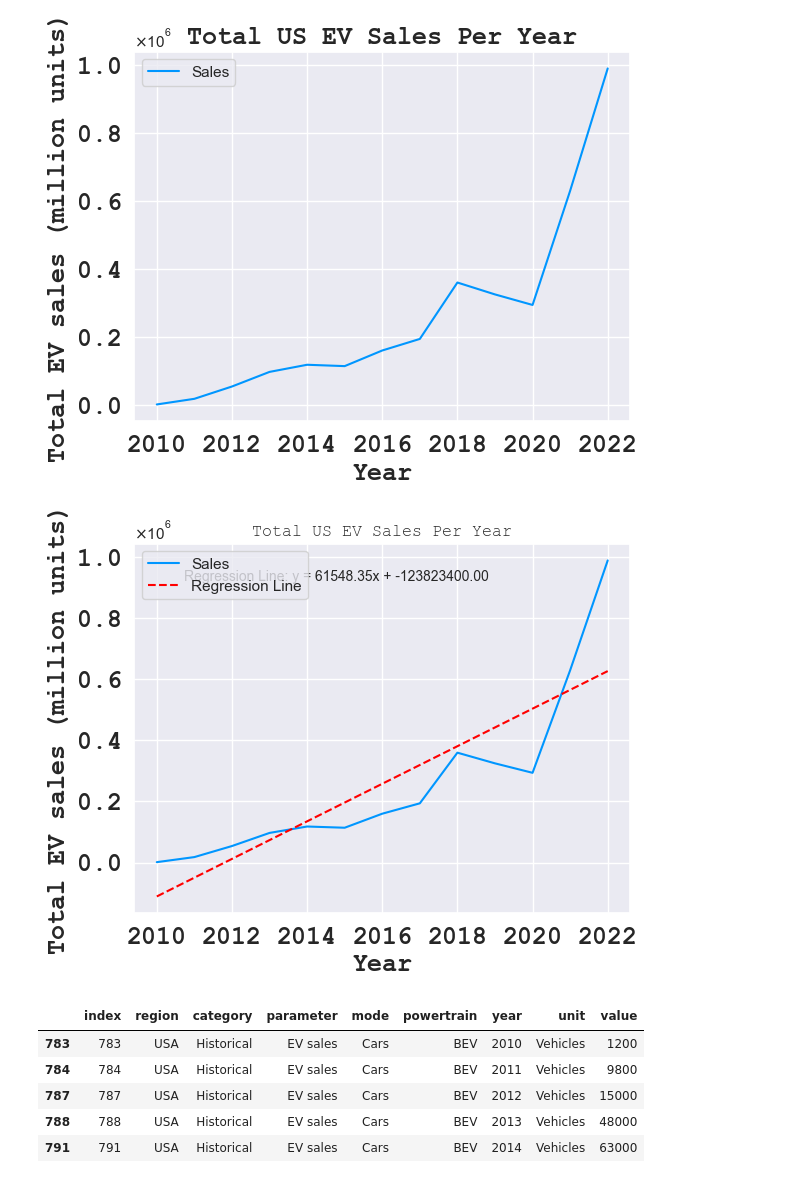
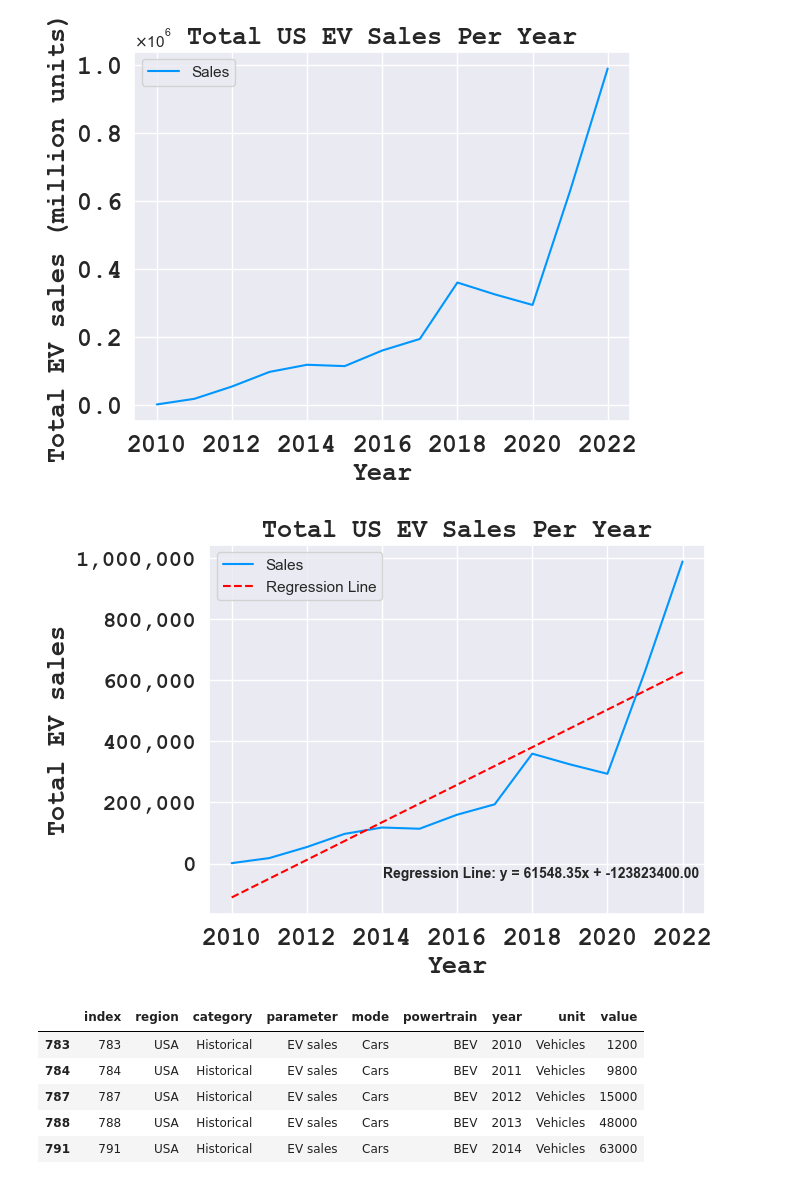
Before and after one commit to Blake-Singewald/Project_3, a Jupyter notebook: Project3_Starter.ipynb, the cells around one changed output. Saved outputs shown, nothing was run; the diff lists cells and outputs as text; code cells hidden in the pictures.

Commit message:
Add files via upload
fixed a graph

```diff
--- a/Project3_Starter.ipynb
+++ b/Project3_Starter.ipynb
@@ -258,38 +278,39 @@ sns.lineplot(x=years_x_axis, y=sales_y_axis, label="Sales", color='#0096FF')
 plt.xlabel('Year', fontfamily='Courier New', fontweight='bold', fontsize=18)
 plt.ylabel("Total EV sales (million units)", fontfamily='Courier New', fontweight='bold', fontsize=18)
 plt.title("Total US EV Sales Per Year", fontfamily='Courier New', fontweight='bold', fontsize=18)
 
 # Set legend font family to Courier Bold and 4 points larger
 plt.legend(fontsize='large', title_fontsize='large', prop={'family': 'Courier New', 'weight': 'bold', 'size': 18})
 
 # Performing linear regression
 coefficients = np.polyfit(years_x_axis, sales_y_axis, 1)
 poly = np.poly1d(coefficients)
 regression_line = poly(years_x_axis)
 
 # Plotting the regression line
 plt.plot(years_x_axis, regression_line, color='red', linestyle='--', label='Regression Line')
 
 # Getting the equation of the regression line
 m = coefficients[0]  # slope
 b = coefficients[1]  # intercept
 equation_text = f'Regression Line: y = {m:.2f}x + {b:.2f}'
 
 # Plotting the equation text
-plt.text(0.1, 0.9, equation_text, transform=plt.gca().transAxes, fontsize=10)
+plt.text(0.35, 0.1, equation_text, transform=plt.gca().transAxes, fontsize=10, fontweight = 'bold')
 
 plt.xlabel("Year")
-plt.ylabel("Total EV sales (million units)")
-plt.title("Total US EV Sales Per Year")
+plt.ylabel("Total EV sales")
+plt.title("Total US EV Sales Per Year", fontfamily='Courier New', fontweight='bold', fontsize=18)
 plt.grid('on', which='major', axis='both')
 plt.xticks(fontfamily='Courier New', fontweight='bold', fontsize=18)
-plt.yticks(fontfamily='Courier New', fontweight='bold', fontsize=18)
+plt.yticks(fontfamily='Courier New', fontweight='bold', fontsize=16)
 plt.ticklabel_format(axis='y', style='sci', scilimits=(6,6), useMathText=True)
+plt.gca().yaxis.set_major_formatter(plt.matplotlib.ticker.StrMethodFormatter('{x:,.0f}'))
 plt.legend()
 
 plt.show()
 # %% [output]
-[figure, old version]
+[figure, new version]
 # %%
 usa_bev_data = usa_data.loc[usa_data["powertrain"] == "BEV"]
 usa_bev_data.head()
```
Also changed, not shown: parts of 2 cells of this notebook.
